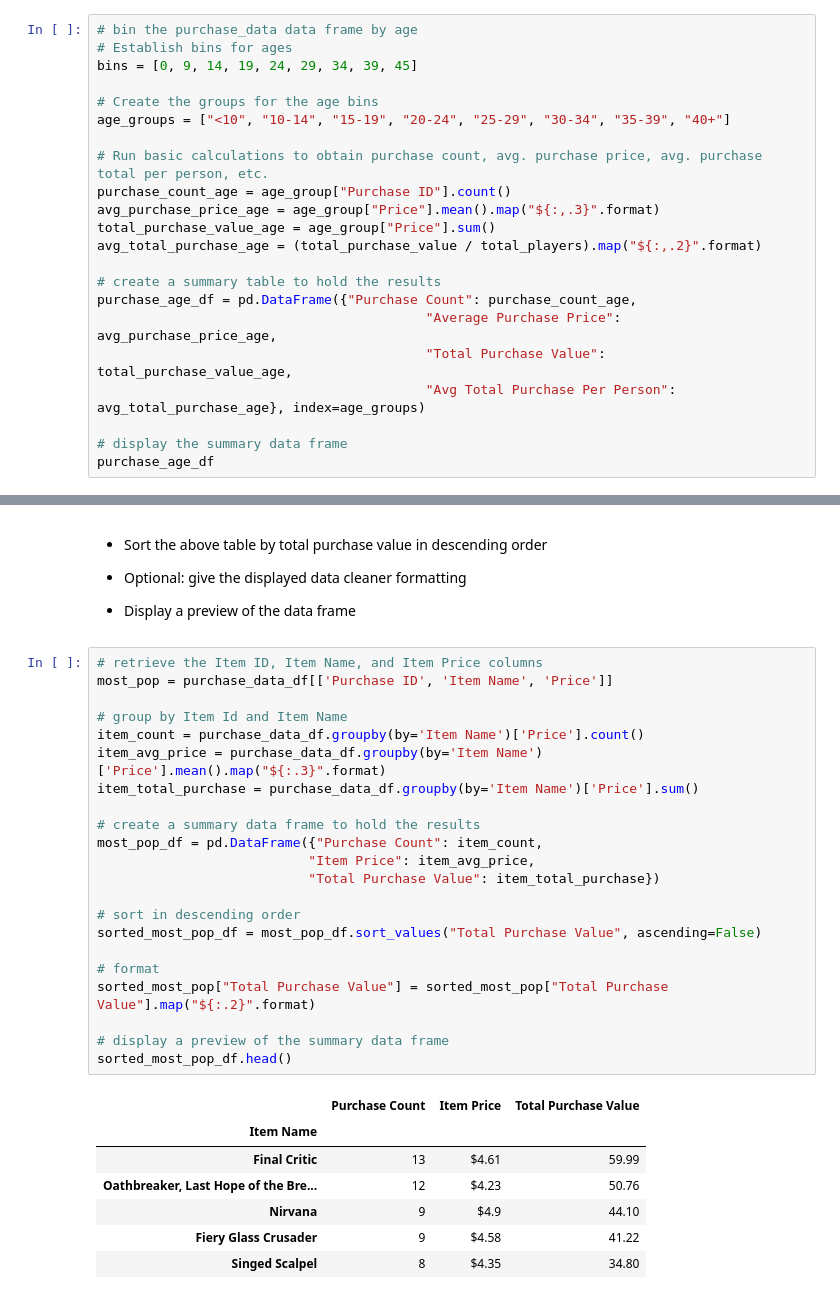
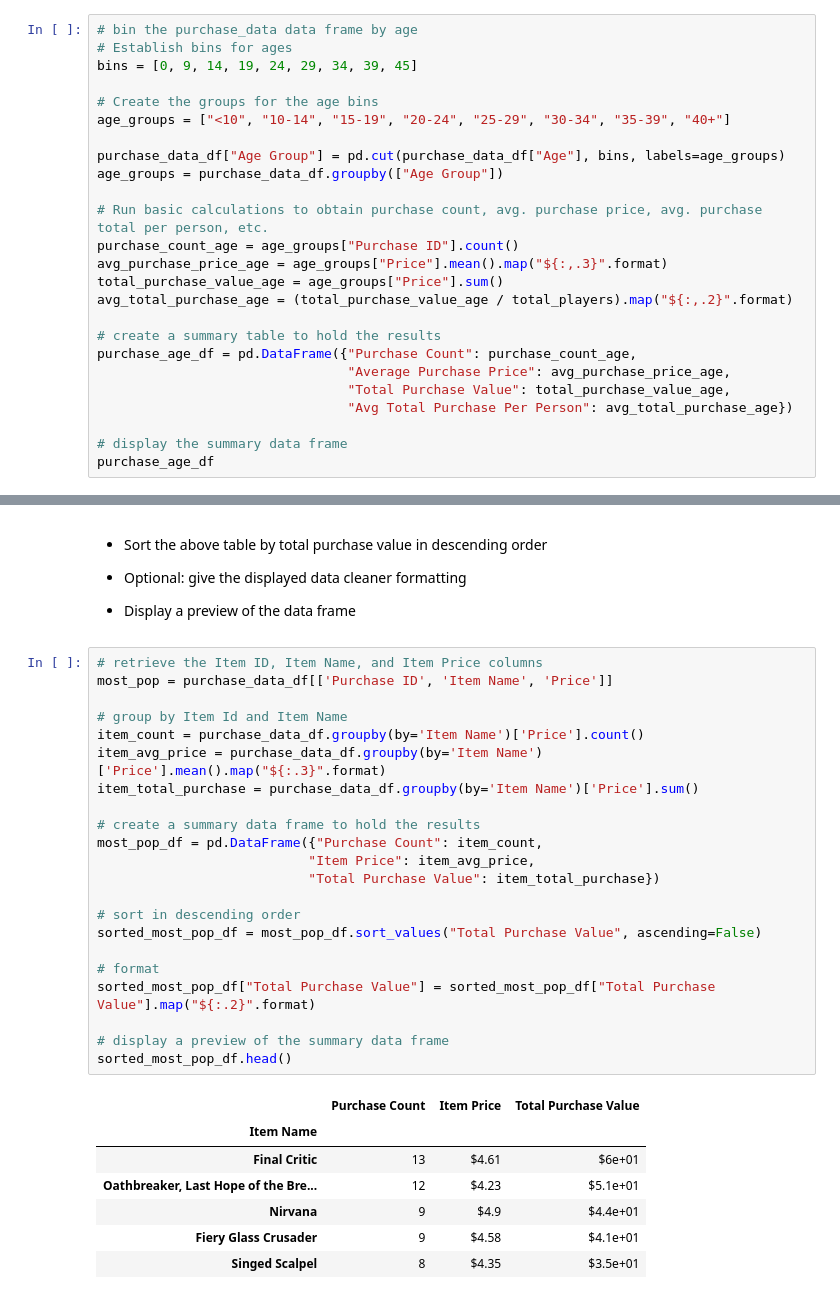
Before and after one commit to martiche93/pandas-challenge, a Jupyter notebook: HeroesOfPymoli_starter.ipynb, the cells around one changed output, grey strips where cells are left out. Cells and saved outputs as stored; diff of their text form.

```diff
--- a/HeroesOfPymoli_starter.ipynb
+++ b/HeroesOfPymoli_starter.ipynb
@@ -254,17 +255,20 @@ bins = [0, 9, 14, 19, 24, 29, 34, 39, 45]
 # Create the groups for the age bins
 age_groups = ["<10", "10-14", "15-19", "20-24", "25-29", "30-34", "35-39", "40+"]
 
+purchase_data_df["Age Group"] = pd.cut(purchase_data_df["Age"], bins, labels=age_groups)
+age_groups = purchase_data_df.groupby(["Age Group"])
+
 # Run basic calculations to obtain purchase count, avg. purchase price, avg. purchase total per person, etc.
-purchase_count_age = age_group["Purchase ID"].count()
-avg_purchase_price_age = age_group["Price"].mean().map("${:,.3}".format)
-total_purchase_value_age = age_group["Price"].sum()
-avg_total_purchase_age = (total_purchase_value / total_players).map("${:,.2}".format)
+purchase_count_age = age_groups["Purchase ID"].count()
+avg_purchase_price_age = age_groups["Price"].mean().map("${:,.3}".format)
+total_purchase_value_age = age_groups["Price"].sum()
+avg_total_purchase_age = (total_purchase_value_age / total_players).map("${:,.2}".format)
 
 # create a summary table to hold the results
 purchase_age_df = pd.DataFrame({"Purchase Count": purchase_count_age,
-                                          "Average Purchase Price": avg_purchase_price_age,
-                                          "Total Purchase Value": total_purchase_value_age,
-                                          "Avg Total Purchase Per Person": avg_total_purchase_age}, index=age_groups)
+                                "Average Purchase Price": avg_purchase_price_age,
+                                "Total Purchase Value": total_purchase_value_age,
+                                "Avg Total Purchase Per Person": avg_total_purchase_age})
 
 # display the summary data frame
 purchase_age_df
@@ -387,30 +392,30 @@ sorted_most_pop_df.head()
 # %%
 # retrieve the Item ID, Item Name, and Item Price columns
 most_pop = purchase_data_df[['Purchase ID', 'Item Name', 'Price']]
 
 # group by Item Id and Item Name
 item_count = purchase_data_df.groupby(by='Item Name')['Price'].count()
 item_avg_price = purchase_data_df.groupby(by='Item Name')['Price'].mean().map("${:.3}".format)
 item_total_purchase = purchase_data_df.groupby(by='Item Name')['Price'].sum()
 
 # create a summary data frame to hold the results
 most_pop_df = pd.DataFrame({"Purchase Count": item_count,
                            "Item Price": item_avg_price,
                            "Total Purchase Value": item_total_purchase})
 
 # sort in descending order
 sorted_most_pop_df = most_pop_df.sort_values("Total Purchase Value", ascending=False)
 
 # format
-sorted_most_pop["Total Purchase Value"] = sorted_most_pop["Total Purchase Value"].map("${:.2}".format)
+sorted_most_pop_df["Total Purchase Value"] = sorted_most_pop_df["Total Purchase Value"].map("${:.2}".format)
 
 # display a preview of the summary data frame
 sorted_most_pop_df.head()
 # %% [output]
 |  | Purchase Count | Item Price | Total Purchase Value |
 | Item Name |  |  |  |
-| Final Critic | 13 | $4.61 | 59.99 |
-| Oathbreaker, Last Hope of the Bre... | 12 | $4.23 | 50.76 |
-| Nirvana | 9 | $4.9 | 44.10 |
-| Fiery Glass Crusader | 9 | $4.58 | 41.22 |
-| Singed Scalpel | 8 | $4.35 | 34.80 |
+| Final Critic | 13 | $4.61 | $6e+01 |
+| Oathbreaker, Last Hope of the Bre... | 12 | $4.23 | $5.1e+01 |
+| Nirvana | 9 | $4.9 | $4.4e+01 |
+| Fiery Glass Crusader | 9 | $4.58 | $4.1e+01 |
+| Singed Scalpel | 8 | $4.35 | $3.5e+01 |
```
Also changed, not shown: parts of 4 cells of this notebook.
